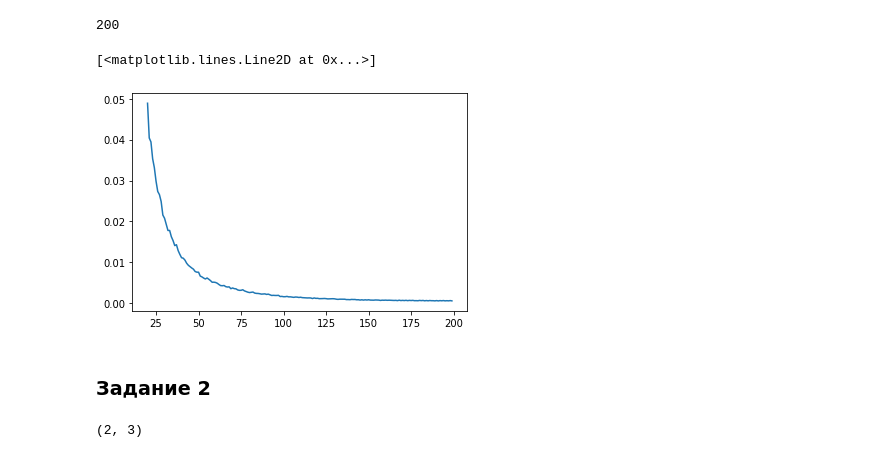
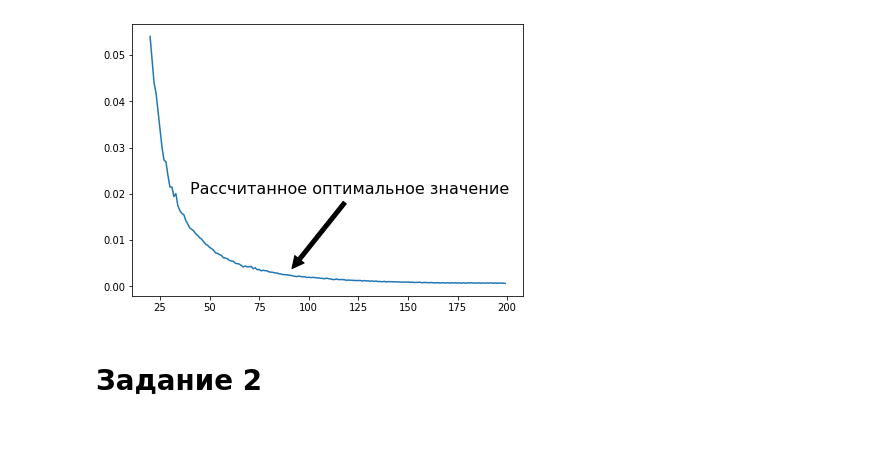
Before and after one commit to comradecoastal/computational_math_mipt, a Jupyter notebook: module_1/week_2/hw_1_2.ipynb, the cells around one changed output. Saved outputs shown, nothing was run; the diff lists cells and outputs as text; code cells hidden in the pictures.

```diff
--- a/module_1/week_2/hw_1_2.ipynb
+++ b/module_1/week_2/hw_1_2.ipynb
@@ -28,24 +37,22 @@ plt.plot(t[0:-1], pprime[0: -1])
 # %%
 # вычислим среднеквадратичную ошибку
+plt.figure(figsize=(7, 5))
 
-begin = 20
-end = 200
+begin = 20 # начальное N
+end = 200 # конечное N
 
 msq = np.zeros(end)
-
 for i in range(begin, end):
   # print(i, diff_n(t, p, i).size, pprime[i//2:-i//2].size)
   msq[i] = np.sum((diff_n(t, p, i) - pprime[i//2:-i//2]) ** 2)
 
-print(msq.size)
+
 plt.plot(np.arange(begin, end), msq[begin:])
+plt.annotate("Рассчитанное оптимальное значение", (90, 3e-3), xytext=(40, 0.02),
+             arrowprops=dict(facecolor='black', shrink=0.05), fontsize=16)
+
+plt.show()
 # %% [output]
-200
-[<matplotlib.lines.Line2D at 0x...>]
-[figure, old version]
+[figure, new version]
 # %% [markdown]
-### Задание 2
+# Задание 2
-# %%
-5//2, 6//2
-# %% [output]
-(2, 3)
```
Also changed, not shown: parts of 12 cells of this notebook, 16 other files.
